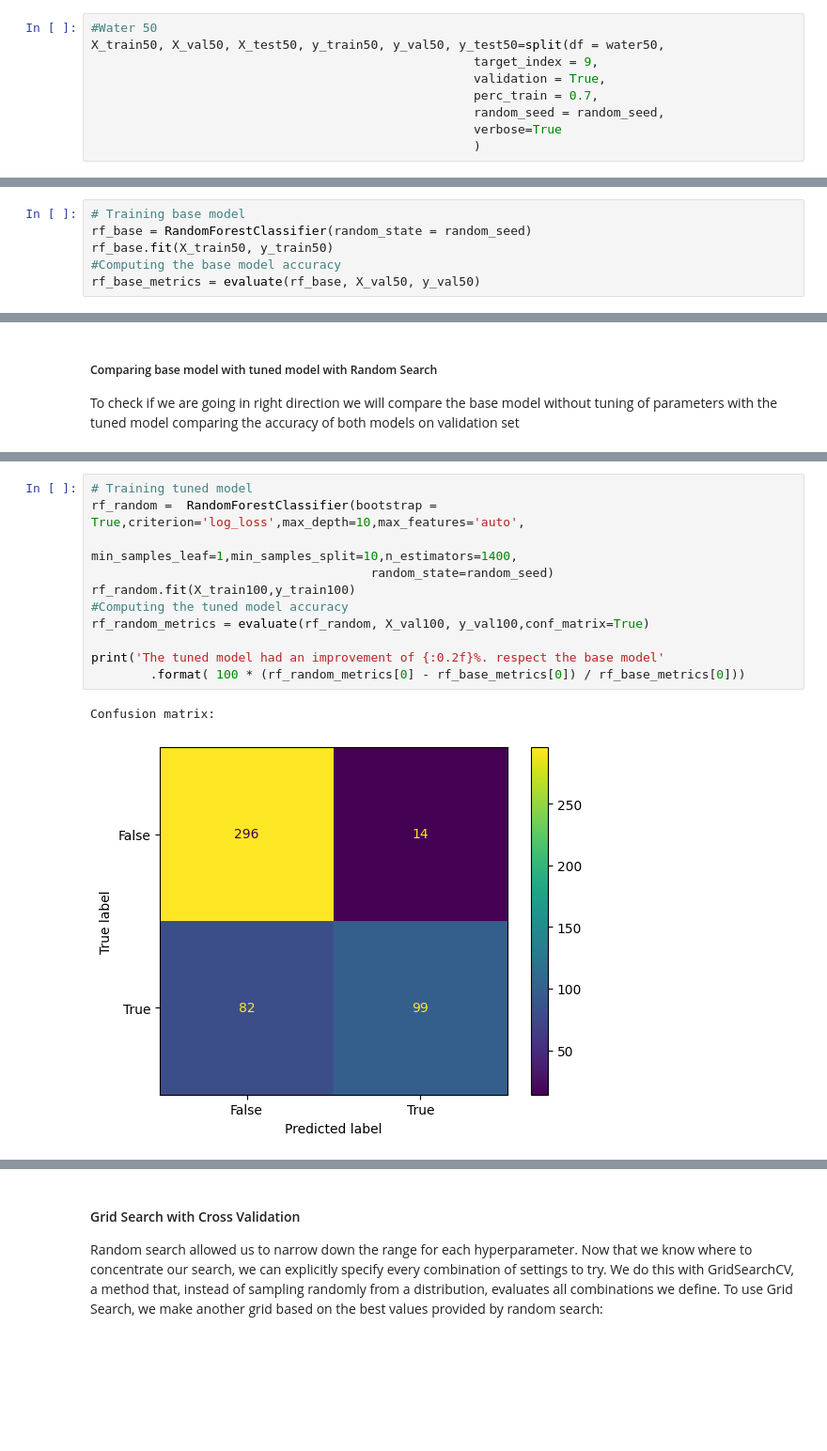
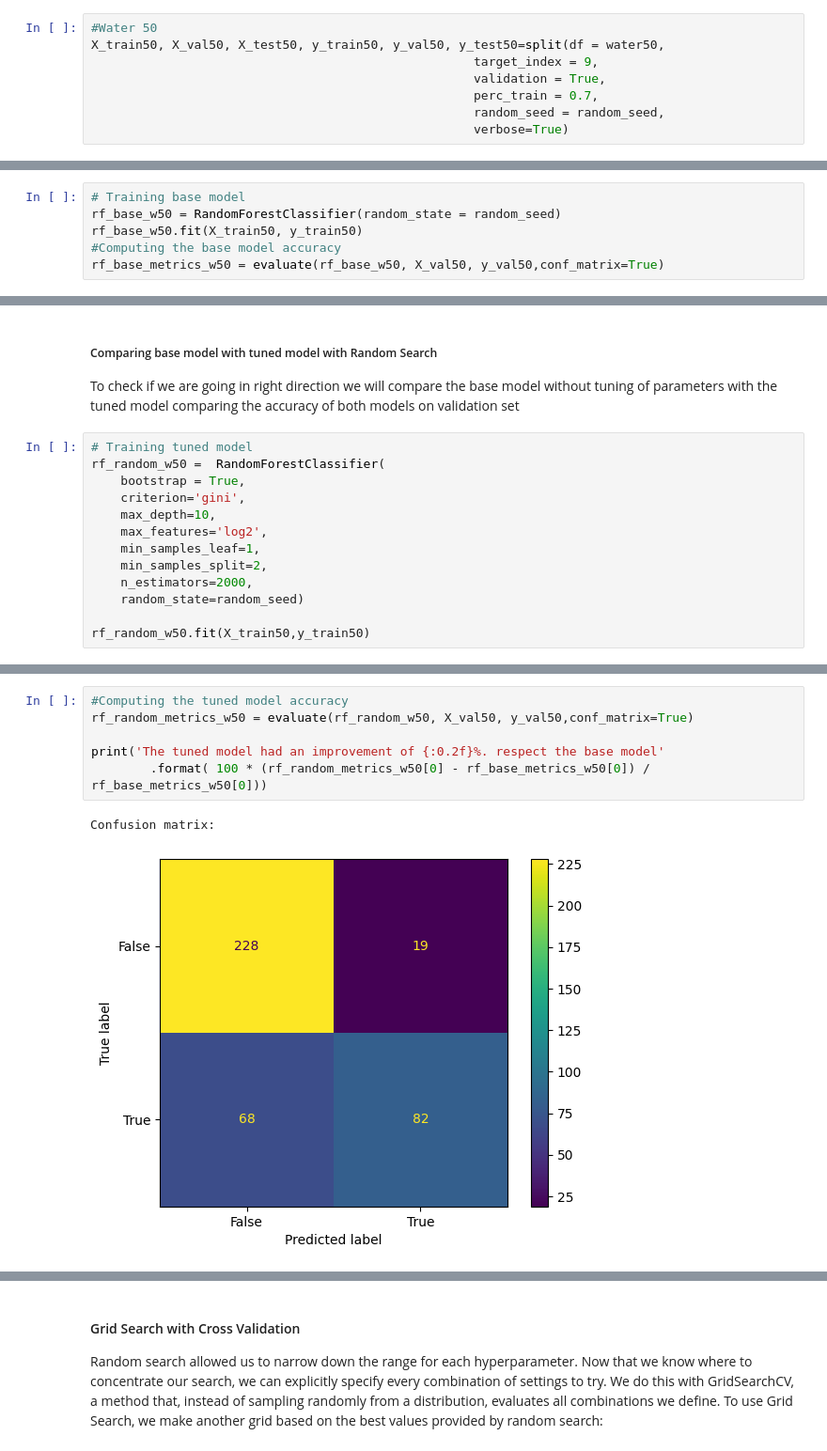
Before and after one commit to opon13/Drinking-water-potability-analysis-in-Python, a Jupyter notebook: Model-building phase50.ipynb, the cells around one changed output, grey strips where cells are left out. Shown: that part at 94% size. Saved outputs shown, nothing was run; the diff lists cells and outputs as text; blank space fills up the shorter version.

Commit message:
added model-building phase 50

```diff
--- a/Model-building phase50.ipynb
+++ b/Model-building phase50.ipynb
@@ -74,8 +74,7 @@ X_train50, X_val50, X_test50, y_train50, y_val50, y_test50=split(df = water50,
                                                     validation = True,
                                                     perc_train = 0.7,
                                                     random_seed = random_seed,
-                                                    verbose=True
-                                                    )
+                                                    verbose=True)
 # %% [output]
 BEFORE SPLITTING:
 
@@ -126,8 +125,8 @@ In this part of the report we will train the Random Forest on Water100, that one
 #### Random Forest Base Model
 # %%
 # Training base model
-rf_base = RandomForestClassifier(random_state = random_seed)
-rf_base.fit(X_train50, y_train50)
+rf_base_w50 = RandomForestClassifier(random_state = random_seed)
+rf_base_w50.fit(X_train50, y_train50)
 #Computing the base model accuracy
-rf_base_metrics = evaluate(rf_base, X_val50, y_val50)
+rf_base_metrics_w50 = evaluate(rf_base_w50, X_val50, y_val50,conf_matrix=True)
 # %% [output]
@@ -247,3 +231,16 @@ rf_random_search.best_params_
 # %% [markdown]
 ##### Comparing base model with tuned model with Random Search
 To check if we are going in right direction we will compare the base model without tuning of parameters with the tuned model comparing the accuracy of both models on validation set
+# %%
+# Training tuned model
+rf_random_w50 =  RandomForestClassifier(
+    bootstrap = True,
+    criterion='gini',
+    max_depth=10,
+    max_features='log2',
+    min_samples_leaf=1,
+    min_samples_split=2,
+    n_estimators=2000,
+    random_state=random_seed)
+
+rf_random_w50.fit(X_train50,y_train50)
@@ -250,14 +250,9 @@ To check if we are going in right direction we will compare the base model witho
 # %%
-# Training tuned model
-rf_random =  RandomForestClassifier(bootstrap = True,criterion='log_loss',max_depth=10,max_features='auto',
-                                      min_samples_leaf=1,min_samples_split=10,n_estimators=1400,
-                                      random_state=random_seed)
-rf_random.fit(X_train100,y_train100)
 #Computing the tuned model accuracy
-rf_random_metrics = evaluate(rf_random, X_val100, y_val100,conf_matrix=True)
+rf_random_metrics_w50 = evaluate(rf_random_w50, X_val50, y_val50,conf_matrix=True)
 
 print('The tuned model had an improvement of {:0.2f}%. respect the base model'
-        .format( 100 * (rf_random_metrics[0] - rf_base_metrics[0]) / rf_base_metrics[0]))
+        .format( 100 * (rf_random_metrics_w50[0] - rf_base_metrics_w50[0]) / rf_base_metrics_w50[0]))
 # %% [output]
 Confusion matrix:
-[figure, old version]
+[figure, new version]
```
Also changed, not shown: parts of 28 cells of this notebook, 3 other files.
